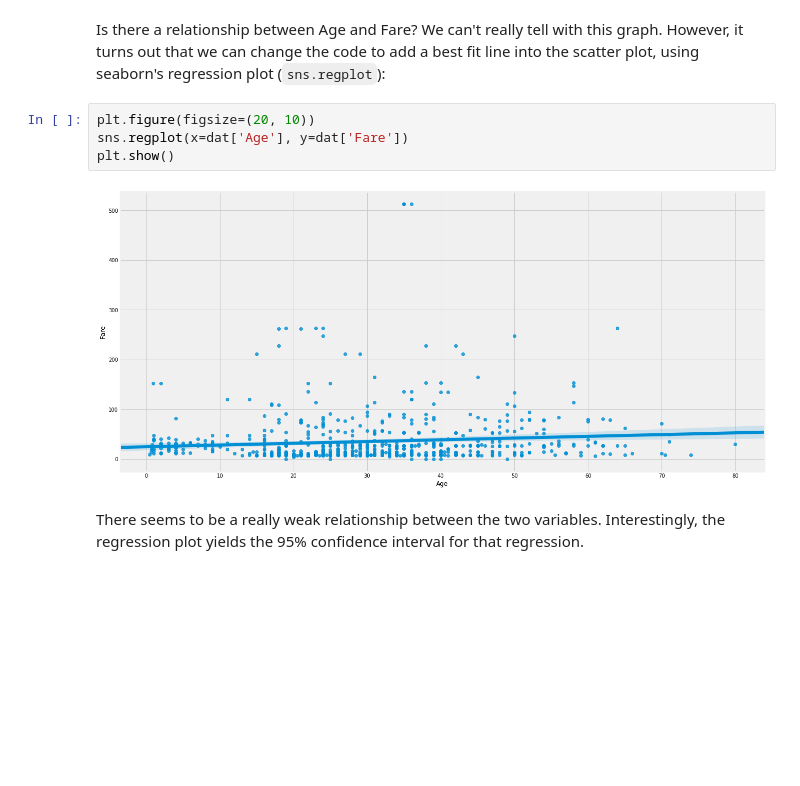
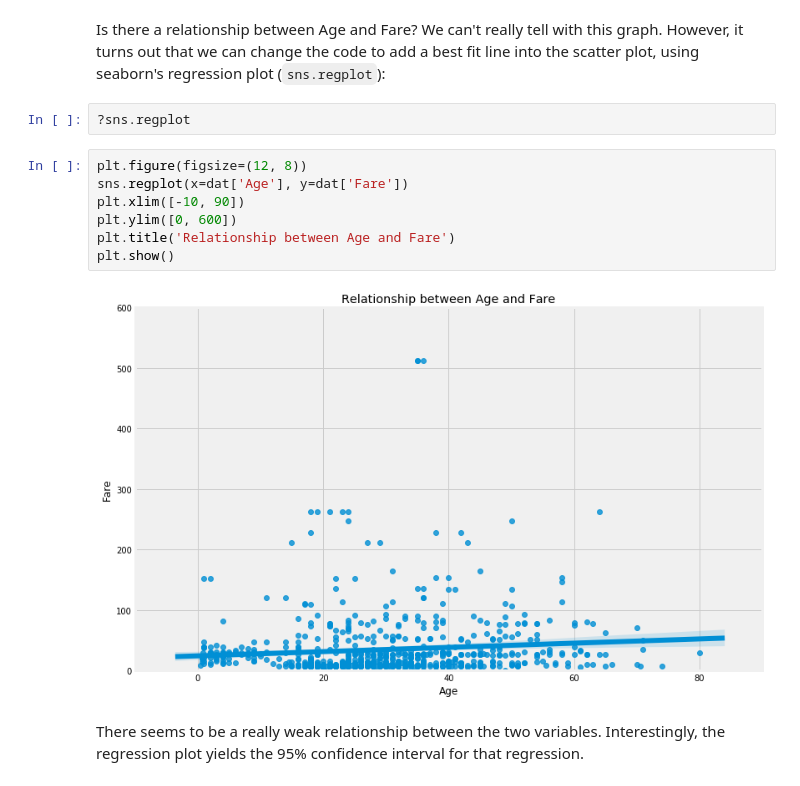
Before and after one commit to ngbolin/PythonProgrammingWorkshop, a Jupyter notebook: SMUMSE_ProgWorkshop_Lesson4.ipynb, the cells around one changed output. Saved outputs shown, nothing was run; the diff lists cells and outputs as text; blank space fills up the shorter version.

```diff
--- a/SMUMSE_ProgWorkshop_Lesson4.ipynb
+++ b/SMUMSE_ProgWorkshop_Lesson4.ipynb
@@ -158,12 +163,17 @@ plt.show()
 [figure]
 # %% [markdown]
 Is there a relationship between Age and Fare? We can't really tell with this graph. However, it turns out that we can change the code to add a best fit line into the scatter plot, using seaborn's regression plot (`sns.regplot`):
+# %%
+?sns.regplot
 # %%
-plt.figure(figsize=(20, 10))
+plt.figure(figsize=(12, 8))
 sns.regplot(x=dat['Age'], y=dat['Fare'])
+plt.xlim([-10, 90])
+plt.ylim([0, 600])
+plt.title('Relationship between Age and Fare')
 plt.show()
 # %% [output]
-[figure, old version]
+[figure, new version]
 # %% [markdown]
 There seems to be a really weak relationship between the two variables. Interestingly, the regression plot yields the 95% confidence interval for that regression.
 # %% [markdown]
```
Also changed, not shown: parts of 27 cells of this notebook, 1 other file.
